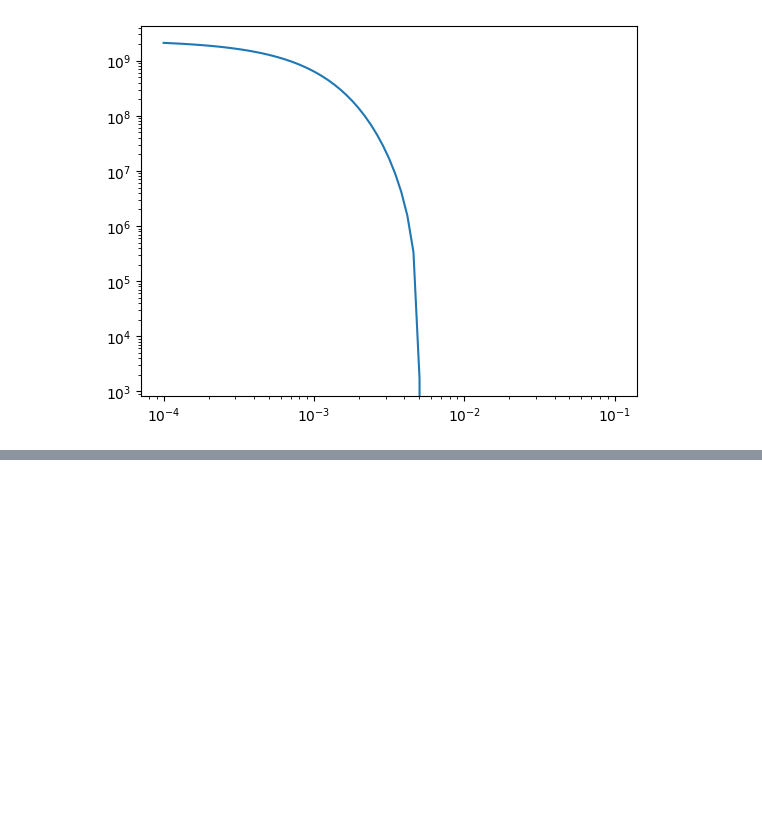
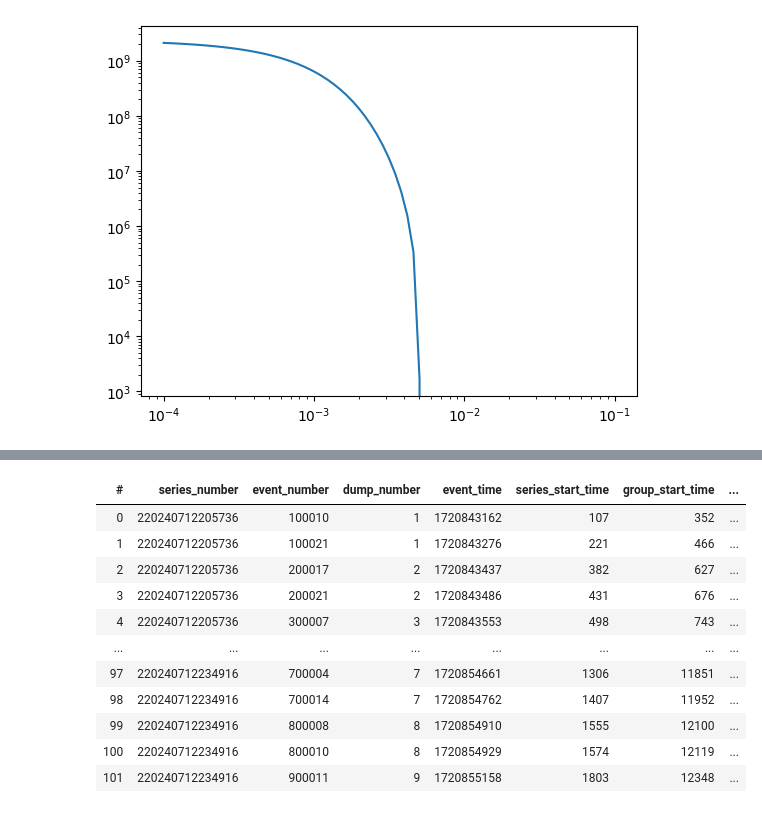
Before and after one commit to spice-herald/detprocess, a Jupyter notebook: examples/salting.ipynb, the cells around one changed output, grey strips where cells are left out. Cells and saved outputs as stored; diff of their text form; code cells hidden in the pictures; blank space fills up the shorter version.

```diff
--- a/examples/salting.ipynb
+++ b/examples/salting.ipynb
@@ -393,0 +389,15 @@ plt.xlim(0.0095,0.0105)
+# %%
+salt._dataframe
+# %% [output]
+| # | series_number | event_number | dump_number | event_time | series_start_time | group_start_time | ... |
+| 0 | 220240712205736 | 100010 | 1 | 1720843162 | 107 | 352 | ... |
+| 1 | 220240712205736 | 100021 | 1 | 1720843276 | 221 | 466 | ... |
+| 2 | 220240712205736 | 200017 | 2 | 1720843437 | 382 | 627 | ... |
+| 3 | 220240712205736 | 200021 | 2 | 1720843486 | 431 | 676 | ... |
+| 4 | 220240712205736 | 300007 | 3 | 1720843553 | 498 | 743 | ... |
+| ... | ... | ... | ... | ... | ... | ... | ... |
+| 97 | 220240712234916 | 700004 | 7 | 1720854661 | 1306 | 11851 | ... |
+| 98 | 220240712234916 | 700014 | 7 | 1720854762 | 1407 | 11952 | ... |
+| 99 | 220240712234916 | 800008 | 8 | 1720854910 | 1555 | 12100 | ... |
+| 100 | 220240712234916 | 800010 | 8 | 1720854929 | 1574 | 12119 | ... |
+| 101 | 220240712234916 | 900011 | 9 | 1720855158 | 1803 | 12348 | ... |
```
Also changed, not shown: parts of 10 cells of this notebook, 1 other file.
